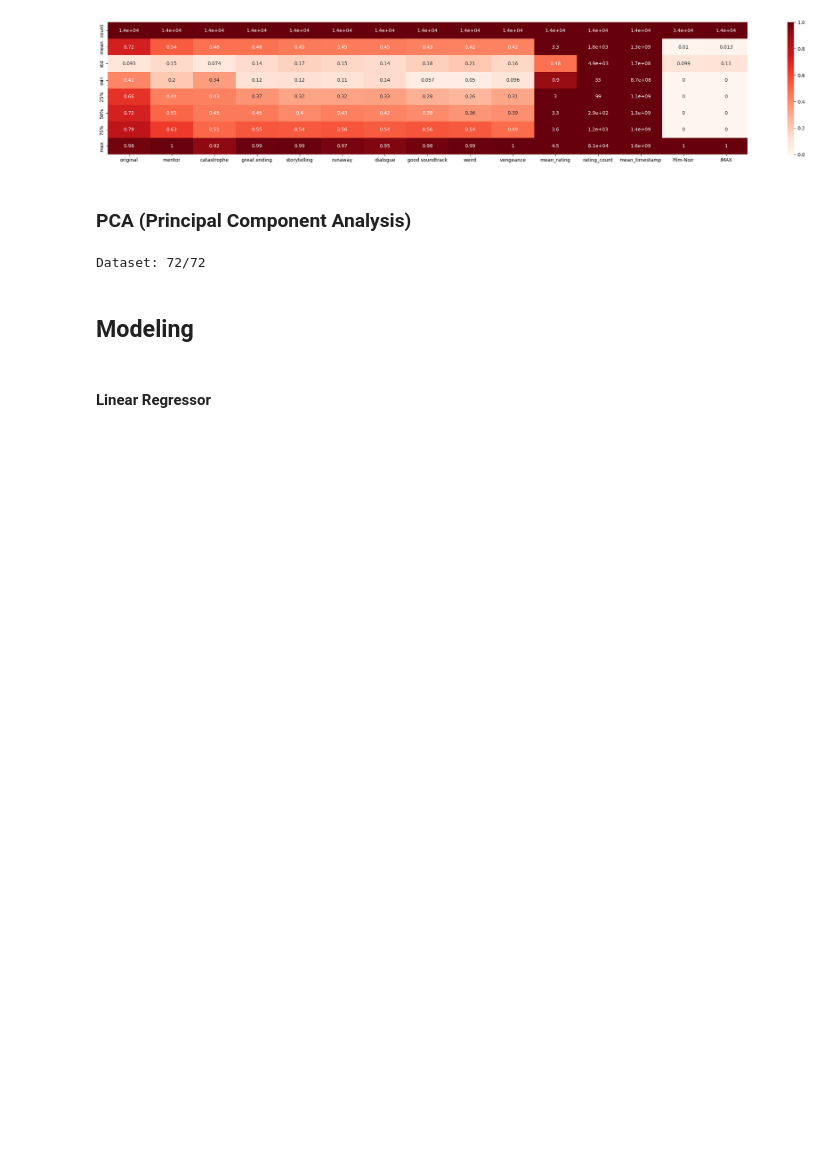
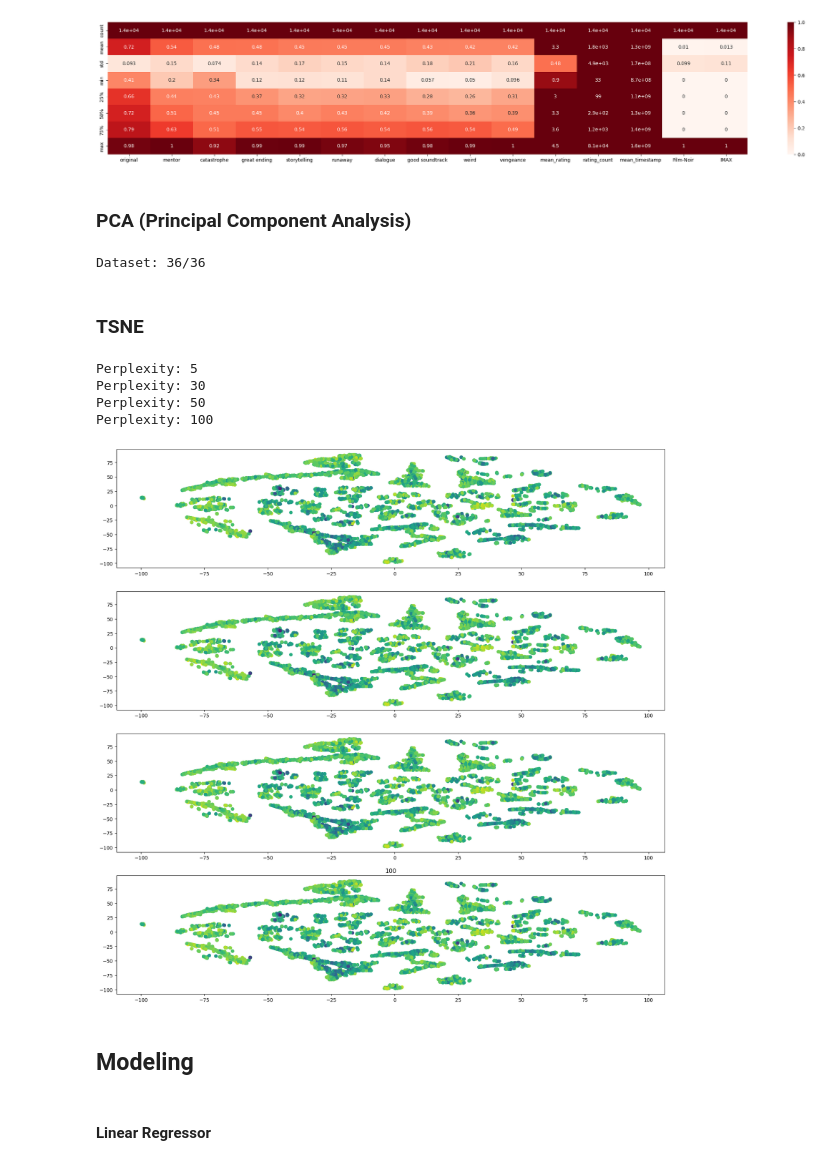
Before and after one commit to nicolopizzo/data-analytics, a Jupyter notebook: analysis.ipynb, the cells around one changed output. Saved outputs shown, nothing was run; the diff lists cells and outputs as text; code cells hidden in the pictures; blank space fills up the shorter version.

```diff
--- a/analysis.ipynb
+++ b/analysis.ipynb
@@ -657,23 +645,30 @@ for i in range(n):
     X_val_PCA = pca.transform(X_val)
     X_test_PCA = pca.transform(X_test)
 
-    datasets.append({'transform': datasets[i]['transform'], 'threshold': datasets[i]['threshold'], 'year': datasets[i]['year'], 'tags': datasets[i]['tags'], 'genres': datasets[i]['genres'], 'data': df, 'X_train': X_train_PCA, 'X_val': X_val_PCA, 'X_test': X_test_PCA, 'y_train': y_train, 'y_val': y_val, 'y_test': y_test, 'pca': True, 'lda': datasets[i]['lda']})
-
-
-    lda = LinearDiscriminantAnalysis(n_components=0.95)
-    lda.fit(X_train, y_train)
-    X_train_LDA = lda.transform(X_train)
-    X_val_LDA = lda.transform(X_val)
-    X_test_LDA = lda.transform(X_test)
-
-    datasets.append({'transform': datasets[i]['transform'], 'threshold': datasets[i]['threshold'], 'year': datasets[i]['year'], 'tags': datasets[i]['tags'], 'genres': datasets[i]['genres'], 'data': df, 'X_train': X_train_LDA, 'X_val': X_val_LDA, 'X_test': X_test_LDA, 'y_train': y_train, 'y_val': y_val, 'y_test': y_test, 'pca': datasets[i]['pca'], 'lda': True})
-
-
-    tsne = TSNE(n_components=2, verbose=1, perplexity=40, n_iter=300)
-    tsne = tsne.fit(X_train)
-    X_train_TSNE = tsne.fit_transform(X_train)
+    datasets.append({'transform': datasets[i]['transform'], 'threshold': datasets[i]['threshold'], 'year': datasets[i]['year'], 'tags': datasets[i]['tags'], 'genres': datasets[i]['genres'], 'data': df, 'X_train': X_train_PCA, 'X_val': X_val_PCA, 'X_test': X_test_PCA, 'y_train': y_train, 'y_val': y_val, 'y_test': y_test, 'pca': True})
 # %% [output]
-Dataset: 72/72
+Dataset: 36/36
+# %% [markdown]
+### TSNE
+# %%
+X_train = datasets[-1]['X_train']
+fig, axs = plt.subplots(4, 1, figsize=(20, 20))
+perplexities = [5, 30, 50, 100]
+for i, p in enumerate(perplexities):
+    print('Perplexity: {}'.format(p))
+    tsne = TSNE(n_components=2, init='random', random_state=42, perplexity=40)
+    tsne = tsne.fit(X_train)
+    X_train_TSNE = tsne.fit_transform(X_train)
+    axs[i].scatter(X_train_TSNE[:, 0], X_train_TSNE[:, 1], c=y_train)
+    plt.title(p)
+
+plt.show()
+# %% [output]
+Perplexity: 5
+Perplexity: 30
+Perplexity: 50
+Perplexity: 100
+[figure, added]
 # %% [markdown]
 ## Modeling
 # %% [markdown]
```
Also changed, not shown: parts of 33 cells of this notebook.
